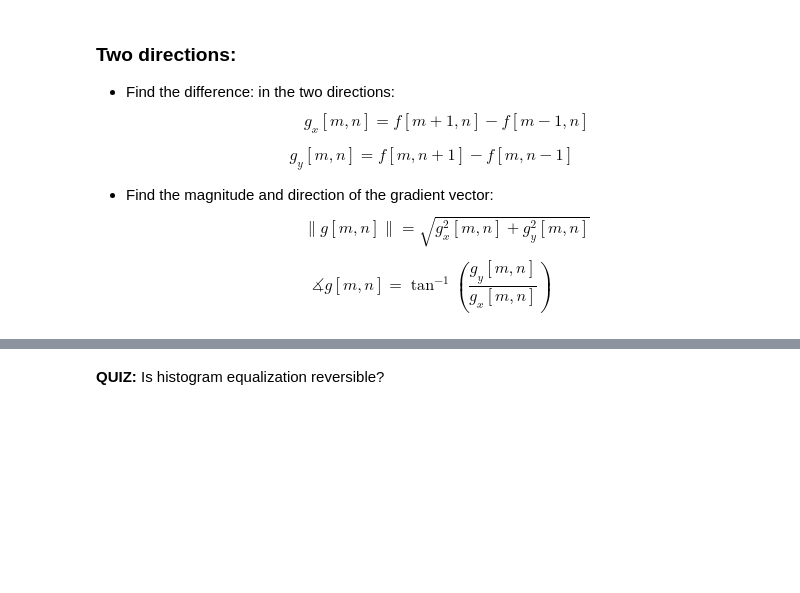
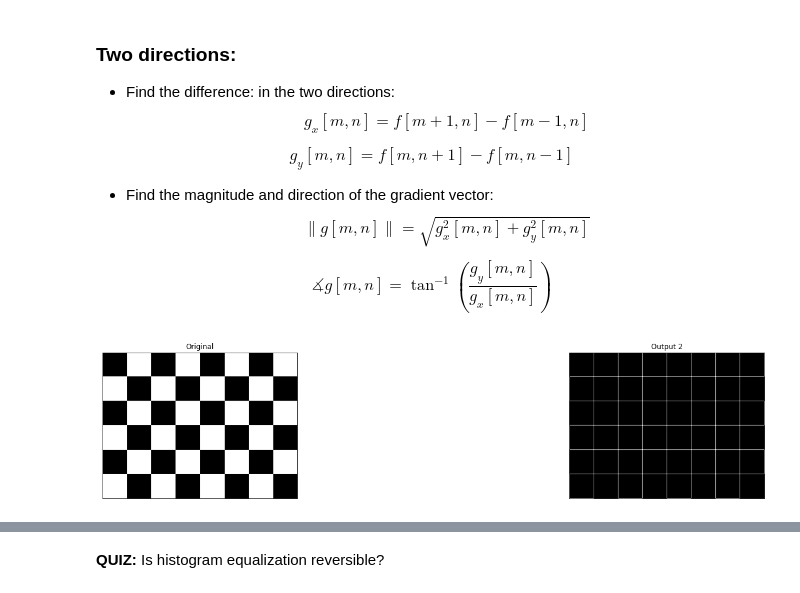
Before and after one commit to IC088/Computer-Vision-2020, a Jupyter notebook: PSET1/Lab1-Week1/OpenCV.ipynb, the cells around one changed output, grey strips where cells are left out. Cells and saved outputs as stored; diff of their text form; code cells hidden in the pictures; blank space fills up the shorter version.

```diff
--- a/PSET1/Lab1-Week1/OpenCV.ipynb
+++ b/PSET1/Lab1-Week1/OpenCV.ipynb
@@ -663,30 +667,32 @@ $$\measuredangle g[m,n]=\tan^{-1}\left(\frac{g_y[m,n]}{g_x[m,n]}\right)$$
 # %%
 img = cv2.imread('imgs/chequered.jpg', 0).astype(np.float32)
 
 #############################################################################
 # TODO: Using the theory provided above, compute the magnitude of 2         #
 # direction image gradient.                                                 #
 #############################################################################
 pass
 #############################################################################
 #                             END OF YOUR CODE                              #
 #############################################################################
 
 # You can achieve a similar (NOT identical) output with the following code line.
 K = np.array([[0, 1,0],
               [1,-4,1],
               [0, 1,0]], dtype=np.float32)
 dst2 = cv2.filter2D(img,-1,K)
 
 
 plt.figure(figsize=(20,10))
 plt.subplot(131),plt.imshow(img, 'gray')
 plt.title('Original'),plt.xticks([]),plt.yticks([])
-plt.subplot(132),plt.imshow(np.abs(dst1), 'gray')
-plt.title('Output 1'),plt.xticks([]),plt.yticks([])
+# plt.subplot(132),plt.imshow(np.abs(dst1), 'gray')
+# plt.title('Output 1'),plt.xticks([]),plt.yticks([])
 plt.subplot(133),plt.imshow(np.abs(dst2), 'gray')
 plt.title('Output 2'),plt.xticks([]),plt.yticks([])
 plt.show()
+# %% [output]
+[figure, added]
 # %% [markdown]
 # Histogram
  * It is a graphical representation of the intensity distribution of an image.
```
Also changed, not shown: parts of 4 cells of this notebook.
